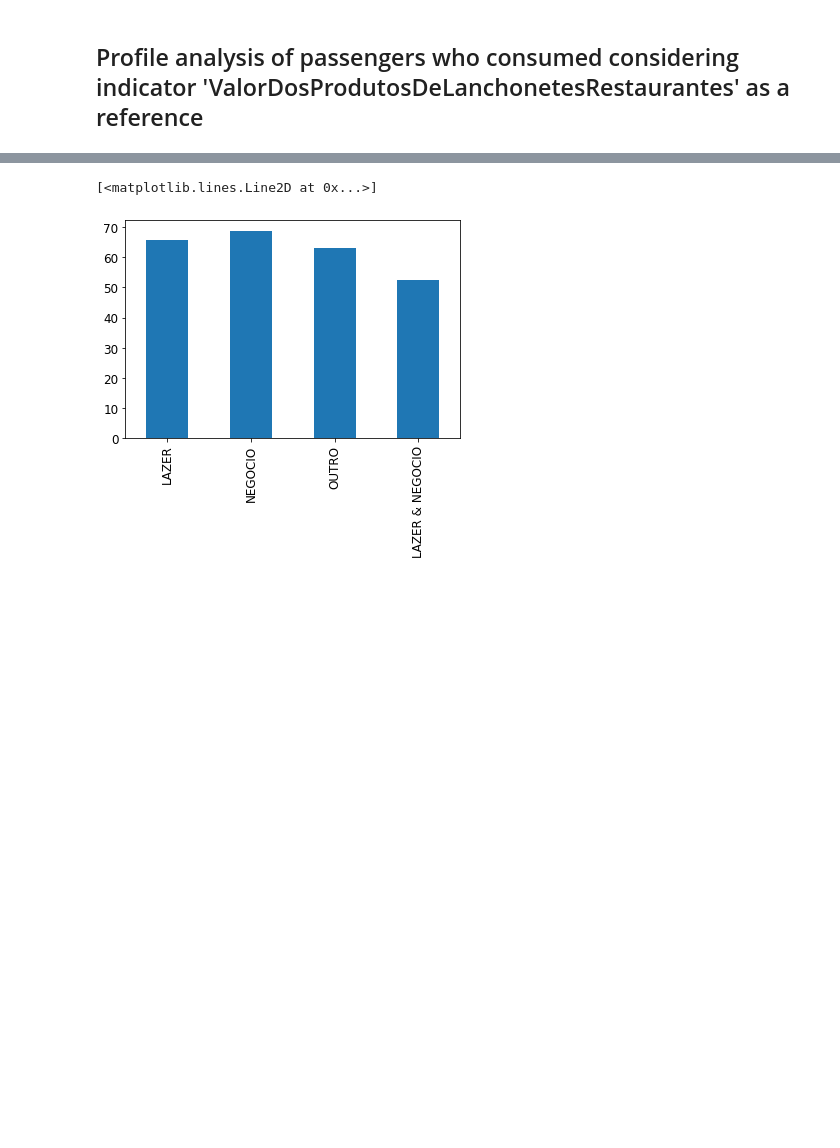
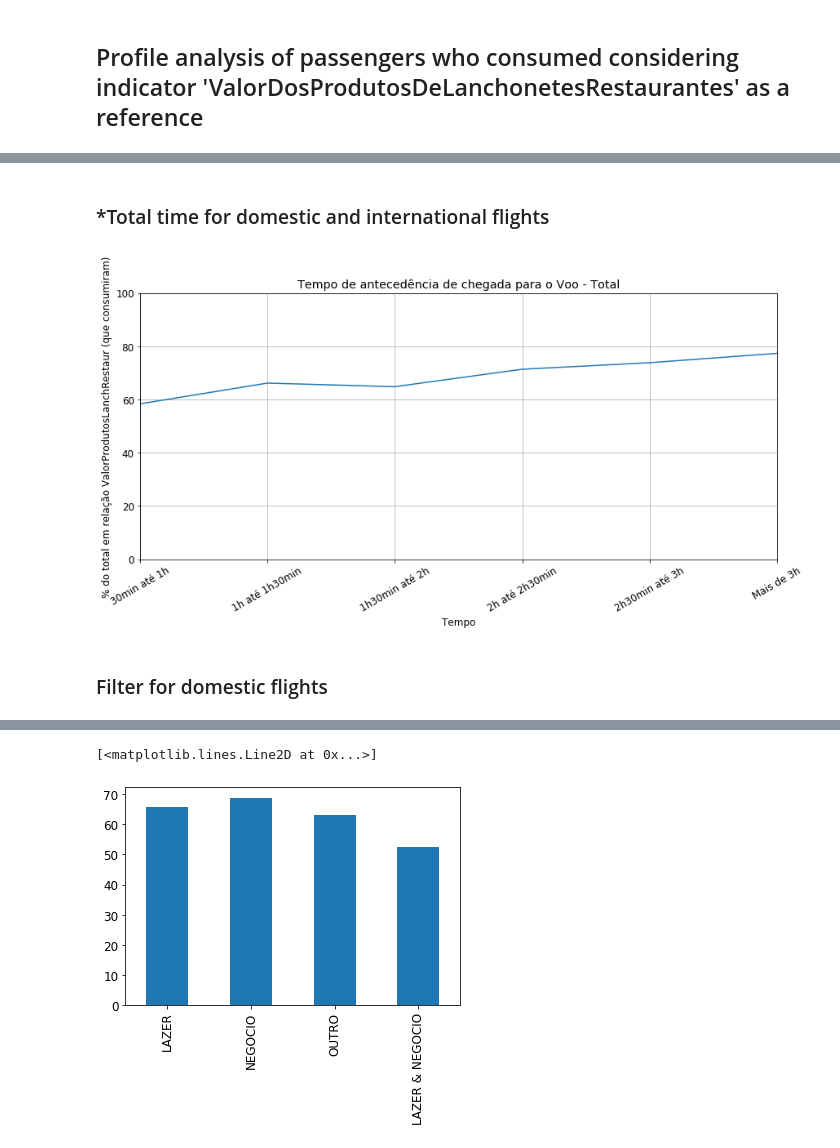
Before and after one commit to LeniceMirian/CAP394, a Jupyter notebook: Operating Performance_Airport Commercial Indicators.ipynb, the cells around one changed output, grey strips where cells are left out. Drawn from its saved outputs; the diff is of its cells as text; code cells hidden in the pictures; blank space fills up the shorter version.

```diff
--- a/Operating Performance_Airport Commercial Indicators.ipynb
+++ b/Operating Performance_Airport Commercial Indicators.ipynb
@@ -618,0 +720,19 @@ plt.plot(AnaliseTEMPO)
+# %% [markdown]
+### *Total time for domestic and international flights
+# %%
+# Total time
+
+AnaliseTEMPO_Total = (pd.value_counts(newdf2["TempoDeAntecedenciaDeChegadaParaOVoo_Coded"]))/temp2*100
+plt.figure(figsize=(14,6))
+AnaliseTEMPO_Total = AnaliseTEMPO_Total[['30min até 1h','1h até 1h30min','1h30min até 2h','2h até 2h30min','2h30min até 3h','Mais de 3h']]
+plt.rcParams.update({'font.size': 12})
+plot_by_tempo = AnaliseTEMPO_Total.plot(title='Tempo de antecedência de chegada para o Voo - Total')
+plot_by_tempo.set_xlabel('Tempo')
+plot_by_tempo.set_ylabel('% do total em relação ValorProdutosLanchRestaur (que consumiram)')
+plt.xticks(rotation=30)
+plt.ylim(0,100)
+plt.grid(True)
+# %% [output]
+[figure, added]
+# %% [markdown]
+### Filter for domestic flights
```
Also changed, not shown: parts of 63 cells of this notebook.
